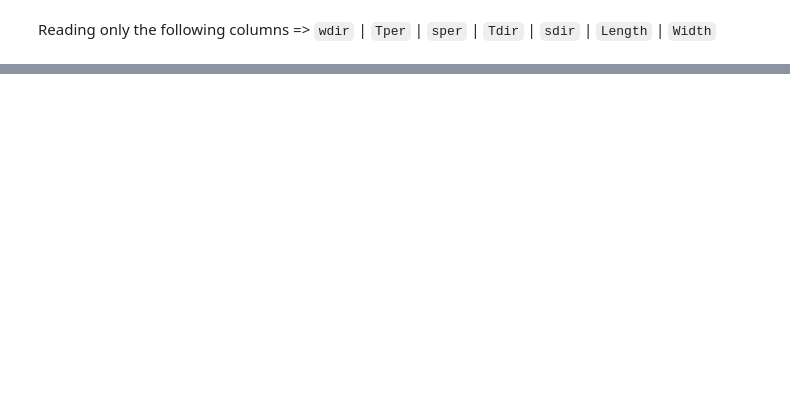
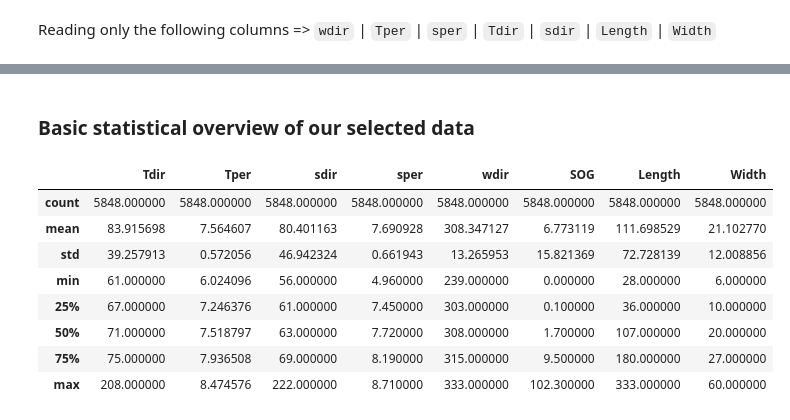
Before and after one commit to Pratit23/Oil-Spill-Prediction-AIS, a Jupyter notebook: Regression.ipynb, the cells around one changed output, grey strips where cells are left out. Cells and saved outputs as stored; diff of their text form; code cells hidden in the pictures; blank space fills up the shorter version.

```diff
--- a/Regression.ipynb
+++ b/Regression.ipynb
@@ -38,0 +37,15 @@ df = df[df["SOG"] > 0.0]
+# %% [markdown]
+### Basic statistical overview of our selected data
+# %%
+# summarizing the data
+df.describe()
+# %% [output]
+|  | Tdir | Tper | sdir | sper | wdir | SOG | Length | Width |
+| count | 5848.000000 | 5848.000000 | 5848.000000 | 5848.000000 | 5848.000000 | 5848.000000 | 5848.000000 | 5848.000000 |
+| mean | 83.915698 | 7.564607 | 80.401163 | 7.690928 | 308.347127 | 6.773119 | 111.698529 | 21.102770 |
+| std | 39.257913 | 0.572056 | 46.942324 | 0.661943 | 13.265953 | 15.821369 | 72.728139 | 12.008856 |
+| min | 61.000000 | 6.024096 | 56.000000 | 4.960000 | 239.000000 | 0.000000 | 28.000000 | 6.000000 |
+| 25% | 67.000000 | 7.246376 | 61.000000 | 7.450000 | 303.000000 | 0.100000 | 36.000000 | 10.000000 |
+| 50% | 71.000000 | 7.518797 | 63.000000 | 7.720000 | 308.000000 | 1.700000 | 107.000000 | 20.000000 |
+| 75% | 75.000000 | 7.936508 | 69.000000 | 8.190000 | 315.000000 | 9.500000 | 180.000000 | 27.000000 |
+| max | 208.000000 | 8.474576 | 222.000000 | 8.710000 | 333.000000 | 102.300000 | 333.000000 | 60.000000 |
```
Also changed, not shown: parts of 24 cells of this notebook.
